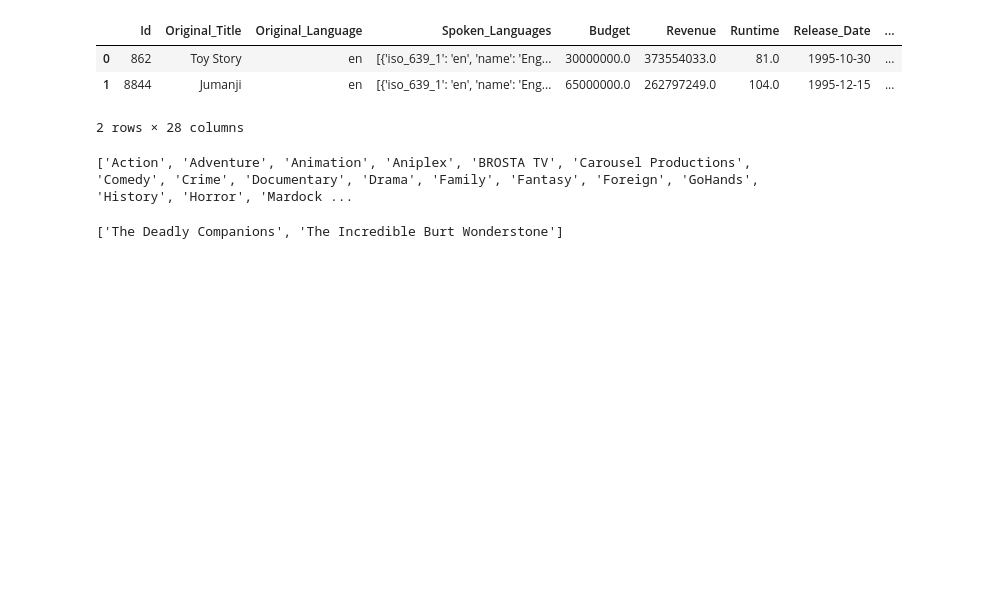
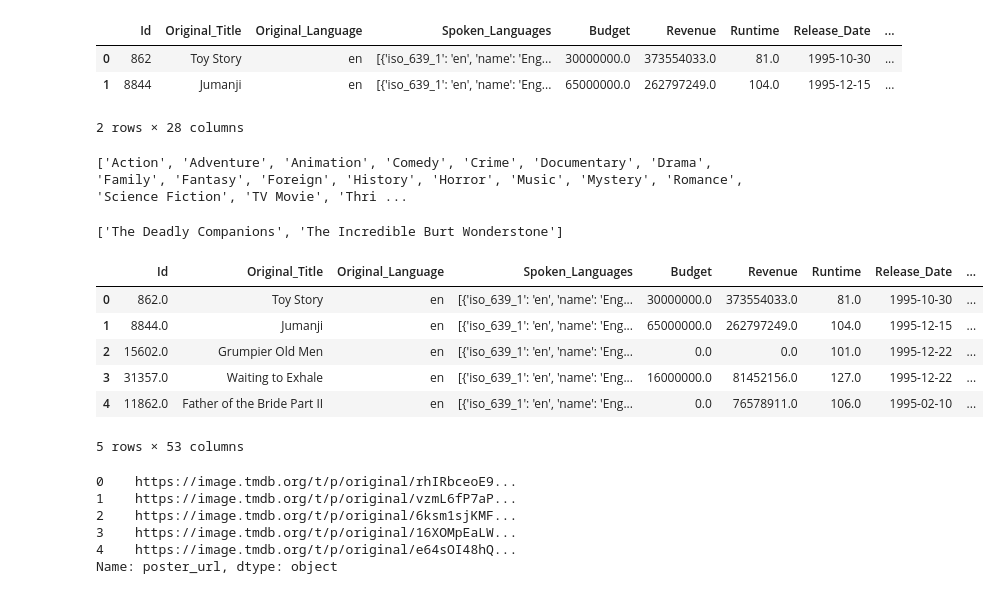
Before and after one commit to slimrivermoi/Techlabs-DS5, a Jupyter notebook: edit_data/Lee/Tkinter Model.ipynb, the cells around one changed output. Drawn from its saved outputs; the diff is of its cells as text; code cells hidden in the pictures; blank space fills up the shorter version.

```diff
--- a/edit_data/Lee/Tkinter Model.ipynb
+++ b/edit_data/Lee/Tkinter Model.ipynb
@@ -92,7 +97,7 @@ def extract_genres(genre_str):
 
 # Use the function to extract genres for the entire column
 all_genres = set()
-movies_df['genres'].dropna().apply(lambda x: all_genres.update(extract_genres(x)))
+movies_df['Genres'].dropna().apply(lambda x: all_genres.update(extract_genres(x)))
 
 # Convert the set to a sorted list
 all_genres = sorted(list(all_genres))
@@ -100,6 +105,6 @@ all_genres = sorted(list(all_genres))
 # Display all unique genres
 print(all_genres)
 # %% [output]
-['Action', 'Adventure', 'Animation', 'Aniplex', 'BROSTA TV', 'Carousel Productions', 'Comedy', 'Crime', 'Documentary', 'Drama', 'Family', 'Fantasy', 'Foreign', 'GoHands', 'History', 'Horror', 'Mardock ...
+['Action', 'Adventure', 'Animation', 'Comedy', 'Crime', 'Documentary', 'Drama', 'Family', 'Fantasy', 'Foreign', 'History', 'Horror', 'Music', 'Mystery', 'Romance', 'Science Fiction', 'TV Movie', 'Thri ...
 # %%
 # Search for movies produced by "Carousel Productions"
@@ -110,3 +115,35 @@ carousel_movie_titles = carousel_movies['title'].tolist()
 carousel_movie_titles
 # %% [output]
 ['The Deadly Companions', 'The Incredible Burt Wonderstone']
+# %%
+df_1 = pd.read_csv("../../source_data/movies_metadata.csv")
+
+#add the TMDB prefix to fetch the poster image online
+df_1['poster_url'] = 'https://image.tmdb.org/t/p/original' + df_1['poster_path'].astype(str)
+poster_url = df_1['poster_url']
+
+### merge df_1['poster_url'] to movies_df
+
+# Exclude if it is identical in 3 columns (id, Vote_Count, Original_Title)
+df_1 = df_1.loc[~df_1.duplicated(subset=['id'])].reset_index(drop=True).copy()
+
+
+movies_df = pd.concat([movies_df, df_1], axis = 1)
+movies_df.head()
+# %% [output]
+|  | Id | Original_Title | Original_Language | Spoken_Languages | Budget | Revenue | Runtime | Release_Date | ... |
+| 0 | 862.0 | Toy Story | en | [{'iso_639_1': 'en', 'name': 'Eng... | 30000000.0 | 373554033.0 | 81.0 | 1995-10-30 | ... |
+| 1 | 8844.0 | Jumanji | en | [{'iso_639_1': 'en', 'name': 'Eng... | 65000000.0 | 262797249.0 | 104.0 | 1995-12-15 | ... |
+| 2 | 15602.0 | Grumpier Old Men | en | [{'iso_639_1': 'en', 'name': 'Eng... | 0.0 | 0.0 | 101.0 | 1995-12-22 | ... |
+| 3 | 31357.0 | Waiting to Exhale | en | [{'iso_639_1': 'en', 'name': 'Eng... | 16000000.0 | 81452156.0 | 127.0 | 1995-12-22 | ... |
+| 4 | 11862.0 | Father of the Bride Part II | en | [{'iso_639_1': 'en', 'name': 'Eng... | 0.0 | 76578911.0 | 106.0 | 1995-02-10 | ... |
+5 rows × 53 columns
+# %%
+movies_df['poster_url'].head()
+# %% [output]
+0    https://image.tmdb.org/t/p/original/rhIRbceoE9...
+1    https://image.tmdb.org/t/p/original/vzmL6fP7aP...
+2    https://image.tmdb.org/t/p/original/6ksm1sjKMF...
+3    https://image.tmdb.org/t/p/original/16XOMpEaLW...
+4    https://image.tmdb.org/t/p/original/e64sOI48hQ...
+Name: poster_url, dtype: object
```
Also changed, not shown: parts of 5 cells of this notebook, 5 other files.
